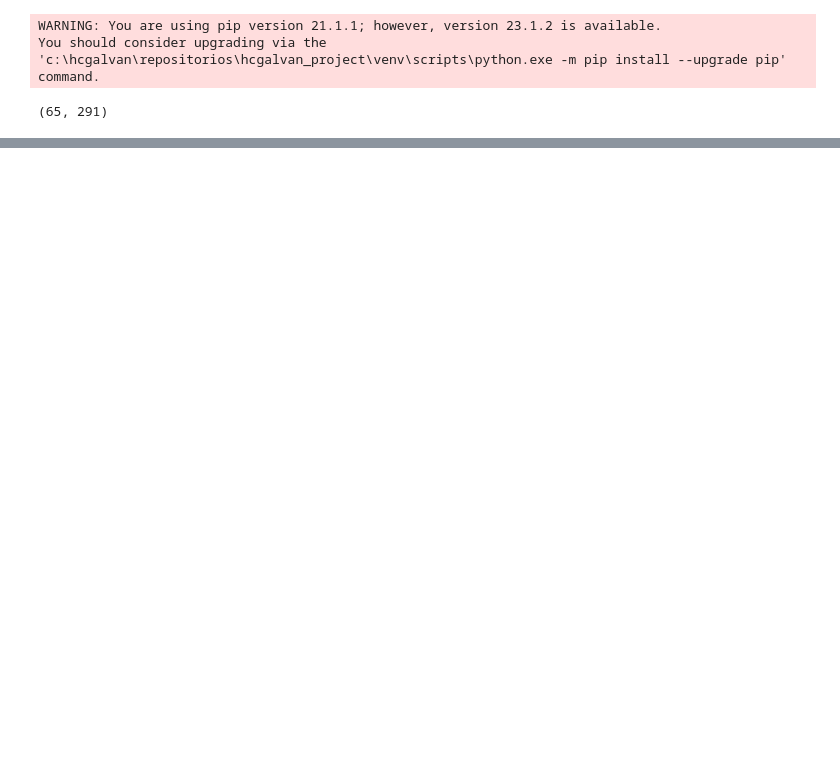
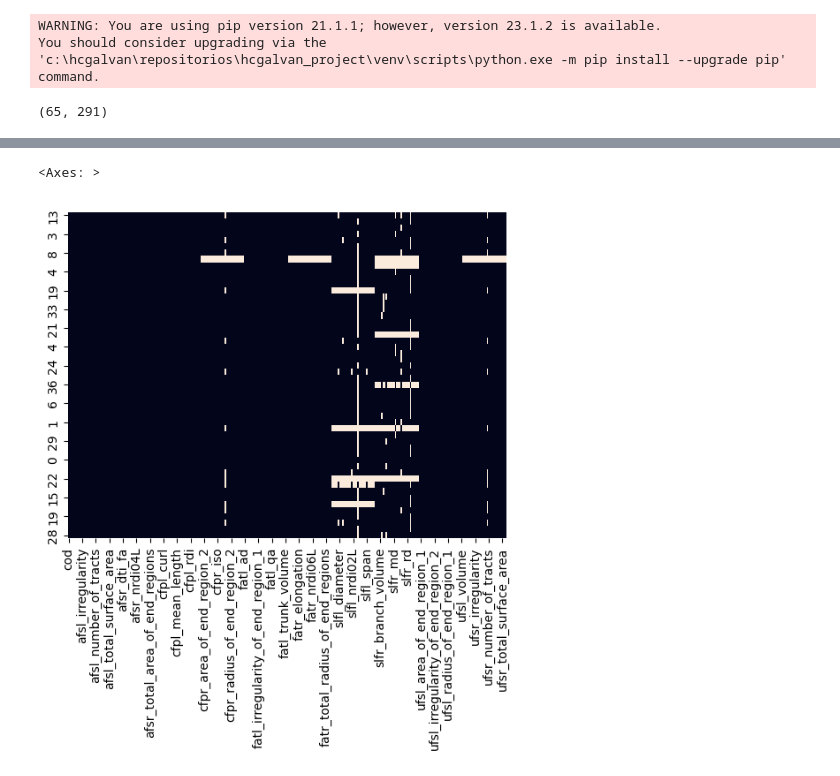
Before and after one commit to brainhack-school2023/galvan_project, a Jupyter notebook: src/dataset_prepo_data_ML.ipynb, the cells around one changed output, grey strips where cells are left out. Drawn from its saved outputs; the diff is of its cells as text; code cells hidden in the pictures; blank space fills up the shorter version.

```diff
--- a/src/dataset_prepo_data_ML.ipynb
+++ b/src/dataset_prepo_data_ML.ipynb
@@ -136,0 +71,6 @@ for train_index, test_index in split.split(data_pre, data_pre["income_cat"]):
+# %%
+# problema real es recomendable hacerlo solo con los del conjunto de entrenamiento.
+from sklearn.impute import KNNImputer
+
+# Construimos el modelo
+imputer = KNNImputer(n_neighbors=5, weights="uniform")
@@ -136,0 +165,8 @@ for train_index, test_index in split.split(data_pre, data_pre["income_cat"]):
+# %%
+import seaborn as sns
+
+# Identificamos los missing values visualmente
+sns.heatmap(train_set.isnull(), cbar=False)
+# %% [output]
+<Axes: >
+[figure, added]
```
Also changed, not shown: parts of 37 cells of this notebook, 3 other files.
